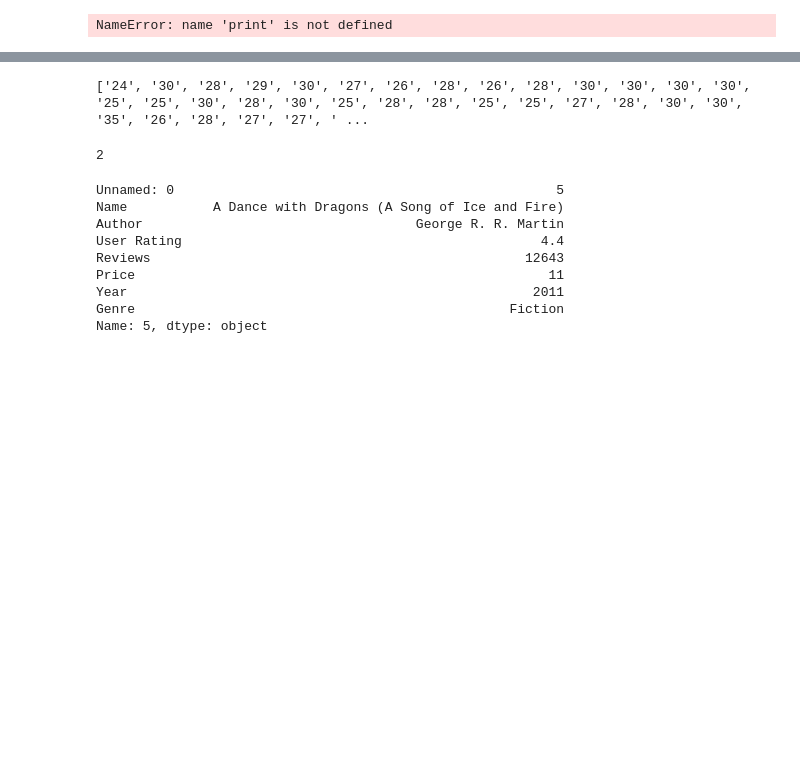
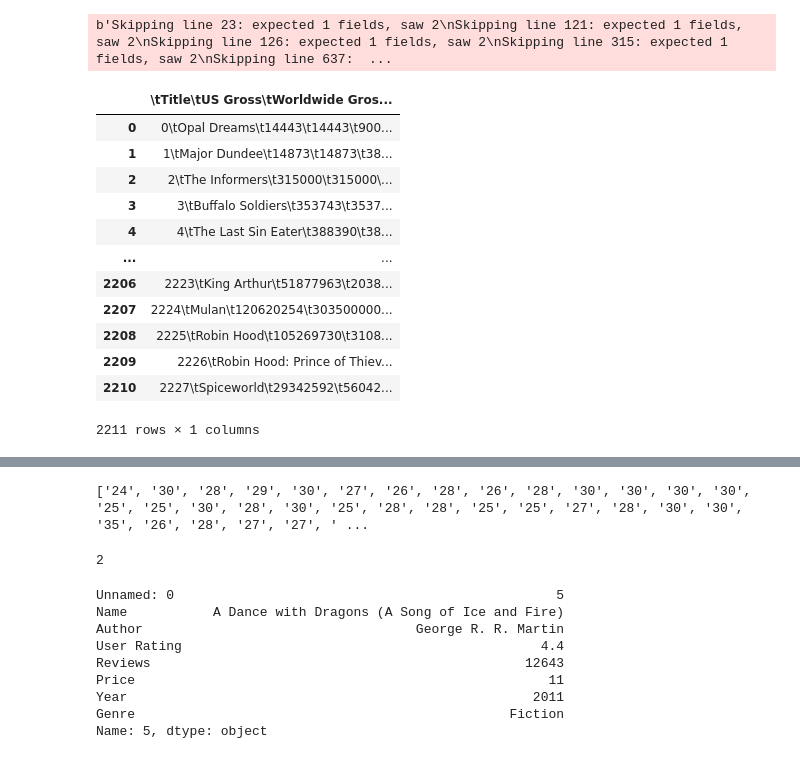
Before and after one commit to NUstat/DataScience_Intro_python, a Jupyter notebook: rough.ipynb, the cells around one changed output, grey strips where cells are left out. Drawn from its saved outputs; the diff is of its cells as text; code cells hidden in the pictures; blank space fills up the shorter version.

```diff
--- a/rough.ipynb
+++ b/rough.ipynb
@@ -1,4 +3,20 @@
 # %%
-del print
+movie_ratings_txt = pd.read_csv('./Datasets/movie_ratings.txt',error_bad_lines=False)
 # %% [output]
-NameError: name 'print' is not defined
+b'Skipping line 23: expected 1 fields, saw 2\nSkipping line 121: expected 1 fields, saw 2\nSkipping line 126: expected 1 fields, saw 2\nSkipping line 315: expected 1 fields, saw 2\nSkipping line 637:  ...
+# %%
+movie_ratings_txt
+# %% [output]
+|  | \tTitle\tUS Gross\tWorldwide Gros... |
+| 0 | 0\tOpal Dreams\t14443\t14443\t900... |
+| 1 | 1\tMajor Dundee\t14873\t14873\t38... |
+| 2 | 2\tThe Informers\t315000\t315000\... |
+| 3 | 3\tBuffalo Soldiers\t353743\t3537... |
+| 4 | 4\tThe Last Sin Eater\t388390\t38... |
+| ... | ... |
+| 2206 | 2223\tKing Arthur\t51877963\t2038... |
+| 2207 | 2224\tMulan\t120620254\t303500000... |
+| 2208 | 2225\tRobin Hood\t105269730\t3108... |
+| 2209 | 2226\tRobin Hood: Prince of Thiev... |
+| 2210 | 2227\tSpiceworld\t29342592\t56042... |
+2211 rows × 1 columns
```
Also changed, not shown: parts of 6 cells of this notebook, 2 other files.
